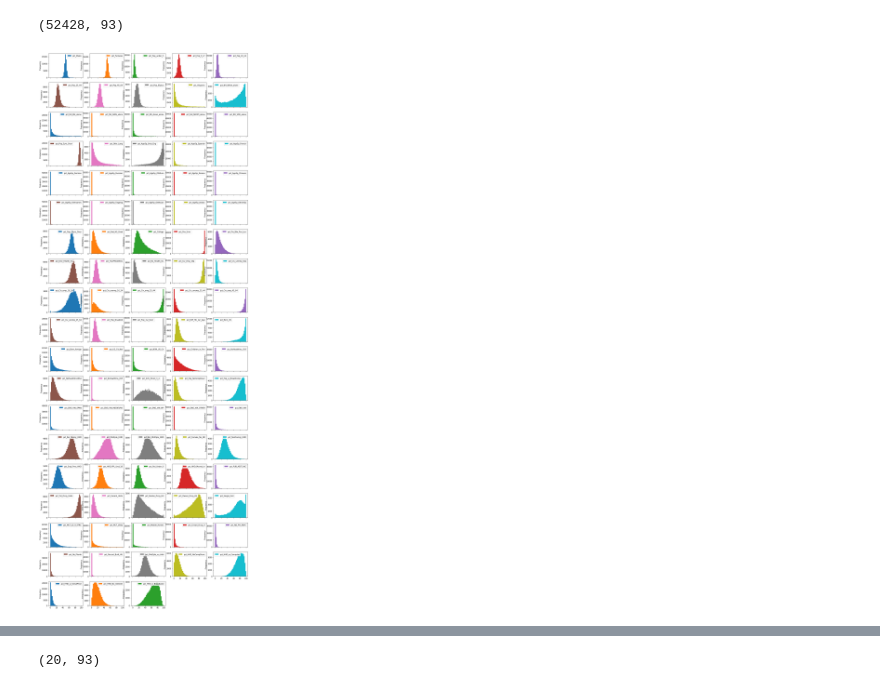
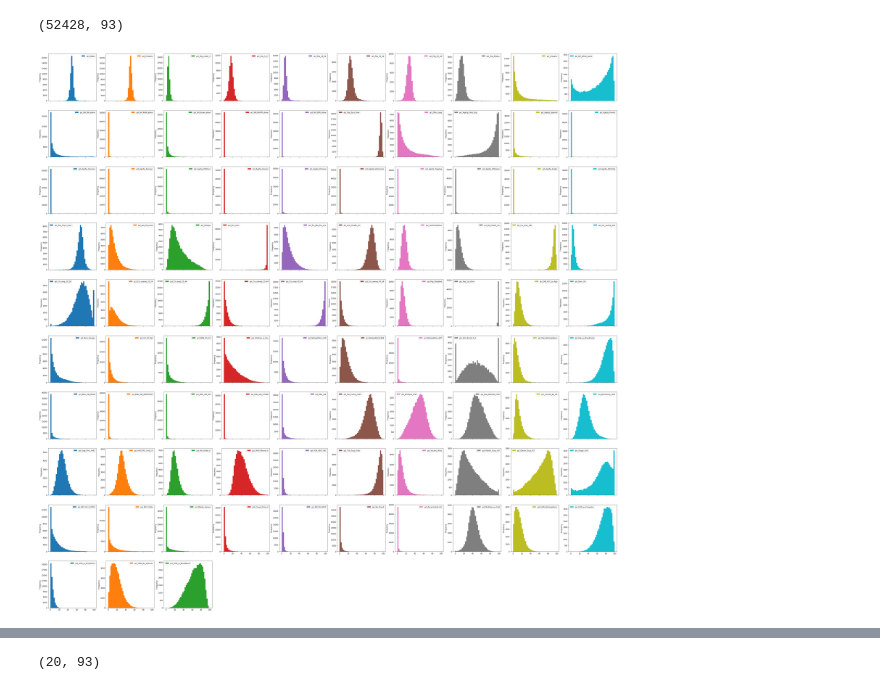
Before and after one commit to rohanp/apma_seminar, a Jupyter notebook: Exploratory.ipynb, the cells around one changed output, grey strips where cells are left out. Cells and saved outputs as stored; diff of their text form; code cells hidden in the pictures.

```diff
--- a/Exploratory.ipynb
+++ b/Exploratory.ipynb
@@ -96,10 +117,10 @@ X.shape
 # %% [output]
 (52428, 93)
 # %%
-X.iloc[:, :100].plot.hist(subplots=True, bins=40, layout=(20, 5), figsize=(20, 60))
+X.plot.hist(subplots=True, bins=40, layout=(10, 10), figsize=(60, 60))
 print()
 # %% [output]
-[figure, old version]
+[figure, new version]
 # %%
 #float_columns = X.dtypes == np.float64
 #apply_power_transform = X.var(axis=0) < 1
```
Also changed, not shown: parts of 18 cells of this notebook.
